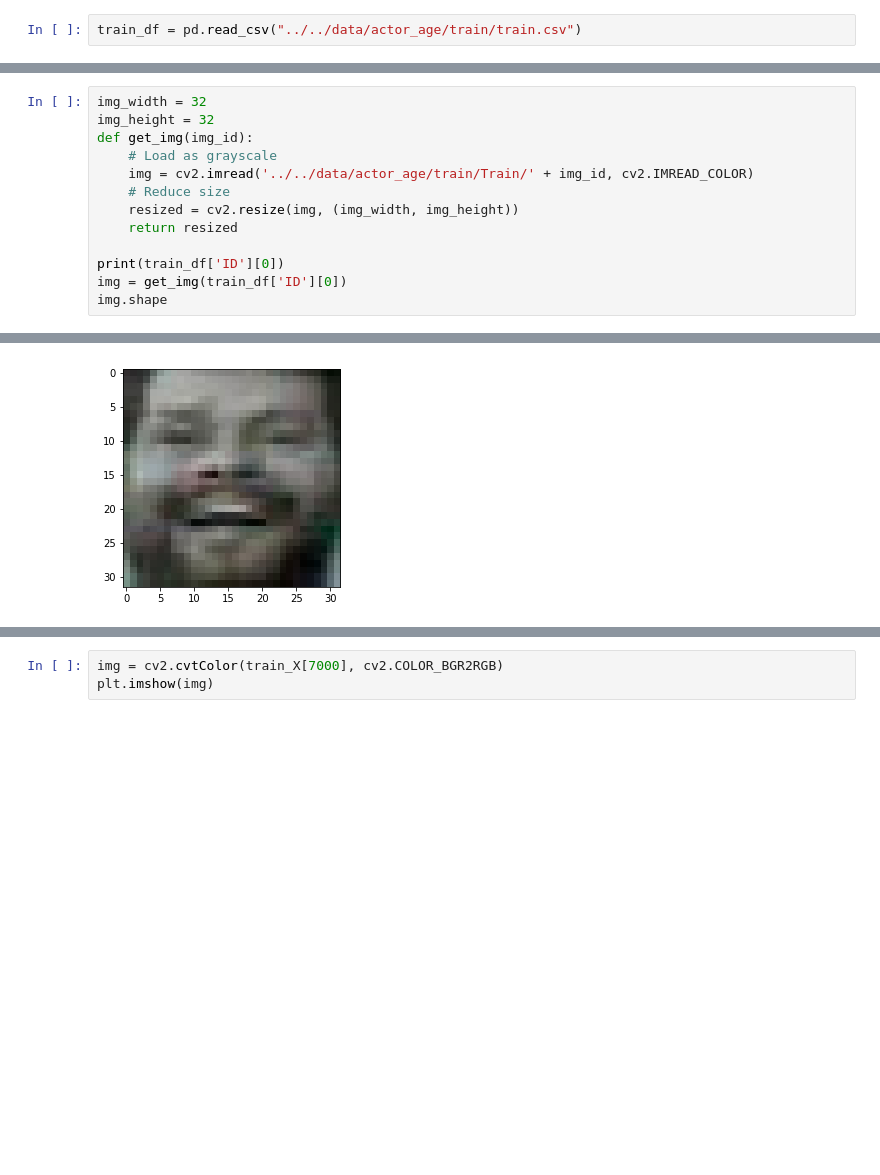
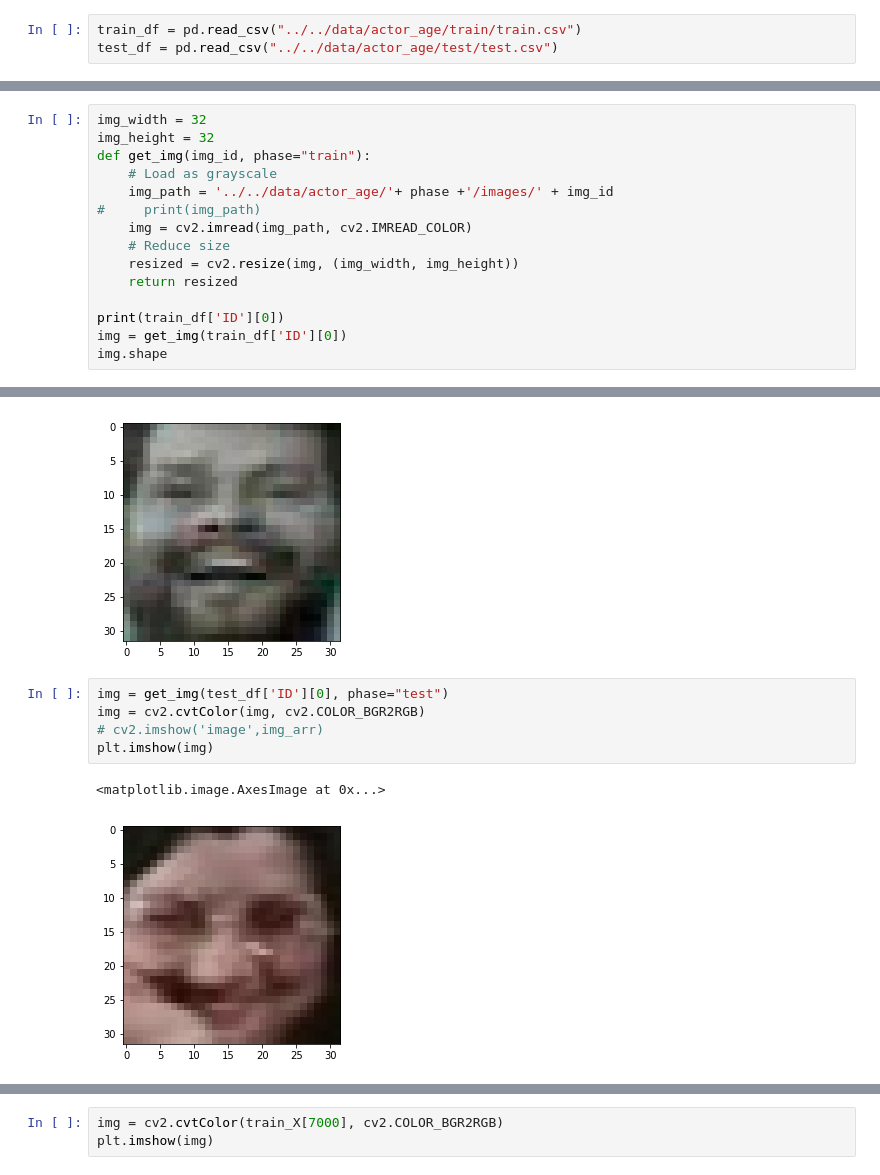
Before and after one commit to amitamb/100daysofml, a Jupyter notebook: 3-actor-age/actor_age.ipynb, the cells around one changed output, grey strips where cells are left out. Drawn from its saved outputs; the diff is of its cells as text; blank space fills up the shorter version.

```diff
--- a/3-actor-age/Untitled.ipynb
+++ b/3-actor-age/actor_age.ipynb
@@ -13,6 +13,7 @@ from matplotlib import pyplot as plt
 import sklearn
 # %%
 train_df = pd.read_csv("../../data/actor_age/train/train.csv")
+test_df = pd.read_csv("../../data/actor_age/test/test.csv")
 # %%
 train_df.dtypes
 # %% [output]
@@ -32,9 +42,11 @@ train_df.head()
 # %%
 img_width = 32
 img_height = 32
-def get_img(img_id):
+def get_img(img_id, phase="train"):
     # Load as grayscale
-    img = cv2.imread('../../data/actor_age/train/Train/' + img_id, cv2.IMREAD_COLOR)
+    img_path = '../../data/actor_age/'+ phase +'/images/' + img_id
+#     print(img_path)
+    img = cv2.imread(img_path, cv2.IMREAD_COLOR)
     # Reduce size
     resized = cv2.resize(img, (img_width, img_height))
     return resized
@@ -53,4 +65,12 @@ plt.imshow(img)
 # %% [output]
 <matplotlib.image.AxesImage at 0x...>
 [figure]
+# %%
+img = get_img(test_df['ID'][0], phase="test")
+img = cv2.cvtColor(img, cv2.COLOR_BGR2RGB)
+# cv2.imshow('image',img_arr)
+plt.imshow(img)
+# %% [output]
+<matplotlib.image.AxesImage at 0x...>
+[figure, added]
 # %%
```
Also changed, not shown: parts of 15 cells of this notebook, 1 other file.
